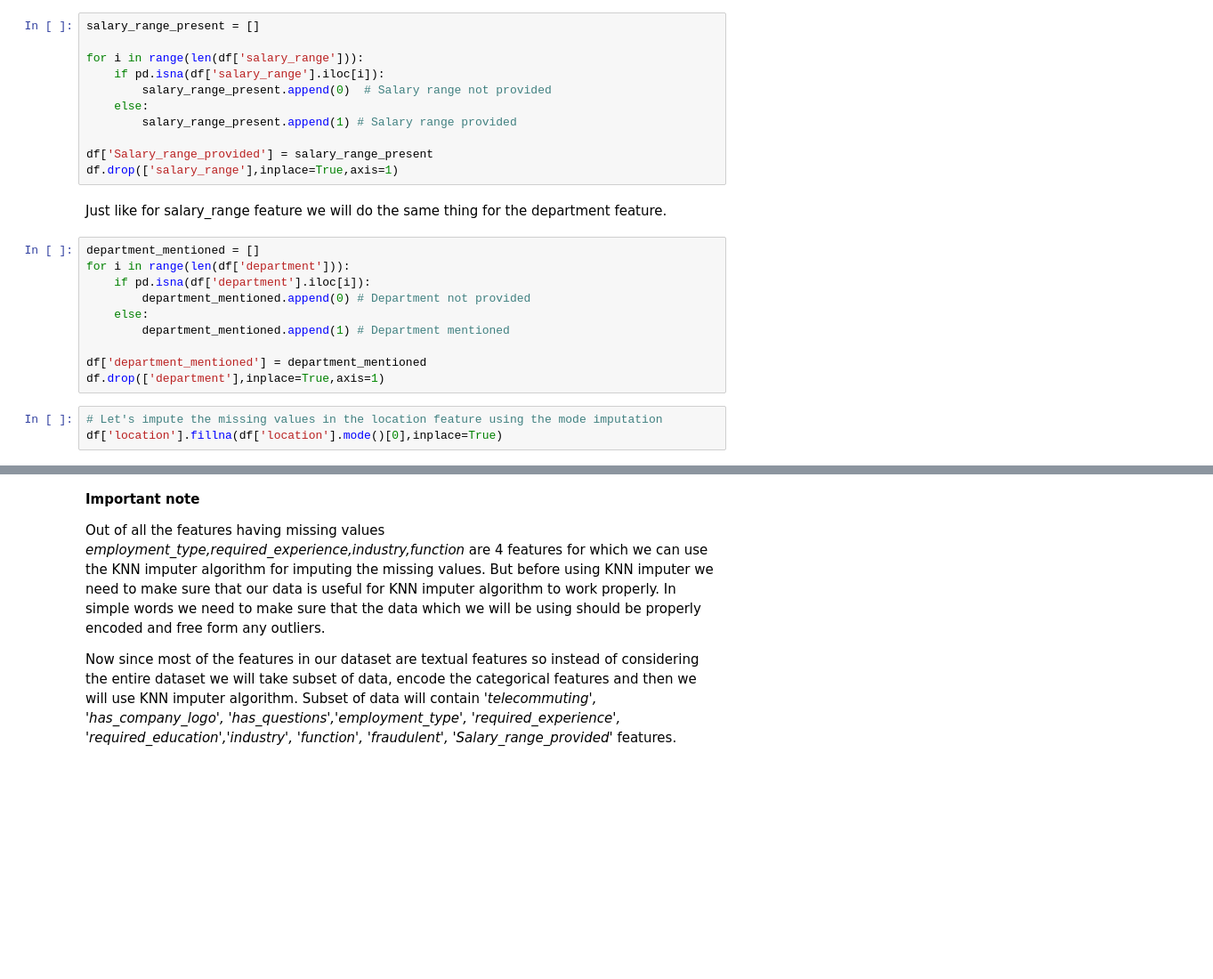
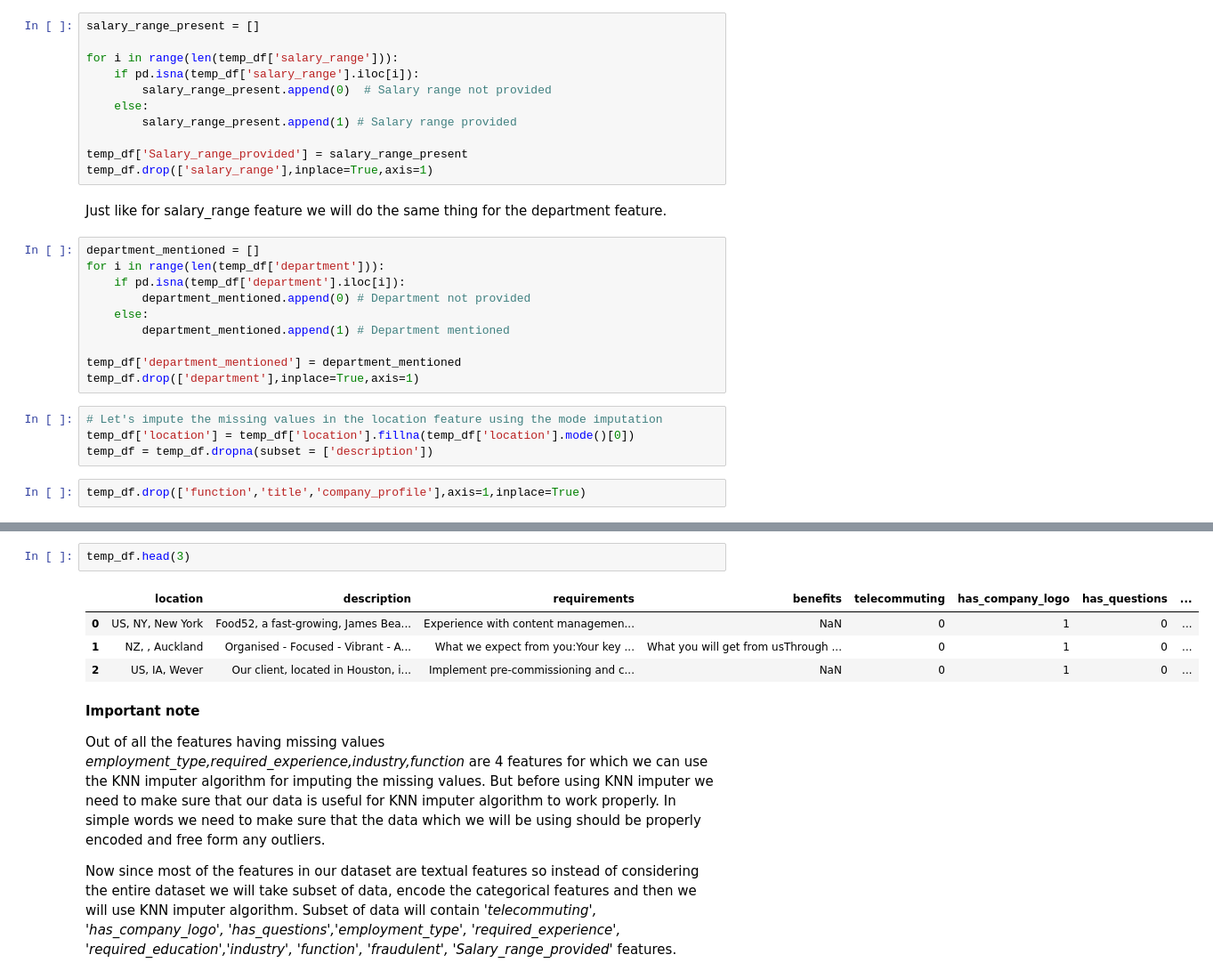
Before and after one commit to yuvraaj2002/AI_Projects, a Jupyter notebook: AI_Tutor/Notebook/Fake_Job_Posting.ipynb, the cells around one changed output, grey strips where cells are left out. Shown at 89% size. Drawn from its saved outputs; the diff is of its cells as text; blank space fills up the shorter version.

```diff
--- a/AI_Tutor/Notebook/Fake_Job_Posting.ipynb
+++ b/AI_Tutor/Notebook/Fake_Job_Posting.ipynb
@@ -156,26 +168,29 @@ plt.show()
 # %%
 salary_range_present = []
 
-for i in range(len(df['salary_range'])):
-    if pd.isna(df['salary_range'].iloc[i]):
+for i in range(len(temp_df['salary_range'])):
+    if pd.isna(temp_df['salary_range'].iloc[i]):
         salary_range_present.append(0)  # Salary range not provided
     else:
         salary_range_present.append(1) # Salary range provided
 
-df['Salary_range_provided'] = salary_range_present
-df.drop(['salary_range'],inplace=True,axis=1)
+temp_df['Salary_range_provided'] = salary_range_present
+temp_df.drop(['salary_range'],inplace=True,axis=1)
 # %% [markdown]
 Just like for salary_range feature we will do the same thing for the department feature.
 # %%
 department_mentioned = []
-for i in range(len(df['department'])):
-    if pd.isna(df['department'].iloc[i]):
+for i in range(len(temp_df['department'])):
+    if pd.isna(temp_df['department'].iloc[i]):
         department_mentioned.append(0) # Department not provided
     else:
         department_mentioned.append(1) # Department mentioned
 
-df['department_mentioned'] = department_mentioned
-df.drop(['department'],inplace=True,axis=1)
+temp_df['department_mentioned'] = department_mentioned
+temp_df.drop(['department'],inplace=True,axis=1)
 # %%
 # Let's impute the missing values in the location feature using the mode imputation
-df['location'].fillna(df['location'].mode()[0],inplace=True)
+temp_df['location'] = temp_df['location'].fillna(temp_df['location'].mode()[0])
+temp_df = temp_df.dropna(subset = ['description'])
+# %%
+temp_df.drop(['function','title','company_profile'],axis=1,inplace=True)
@@ -182,3 +285,10 @@ df['location'].fillna(df['location'].mode()[0],inplace=True)
+# %%
+temp_df.head(3)
+# %% [output]
+|  | location | description | requirements | benefits | telecommuting | has_company_logo | has_questions | ... |
+| 0 | US, NY, New York | Food52, a fast-growing, James Bea... | Experience with content managemen... | NaN | 0 | 1 | 0 | ... |
+| 1 | NZ, , Auckland | Organised - Focused - Vibrant - A... | What we expect from you:Your key ... | What you will get from usThrough ... | 0 | 1 | 0 | ... |
+| 2 | US, IA, Wever | Our client, located in Houston, i... | Implement pre-commissioning and c... | NaN | 0 | 1 | 0 | ... |
 # %% [markdown]
 **Important note**
 
```
Also changed, not shown: parts of 16 cells of this notebook.
